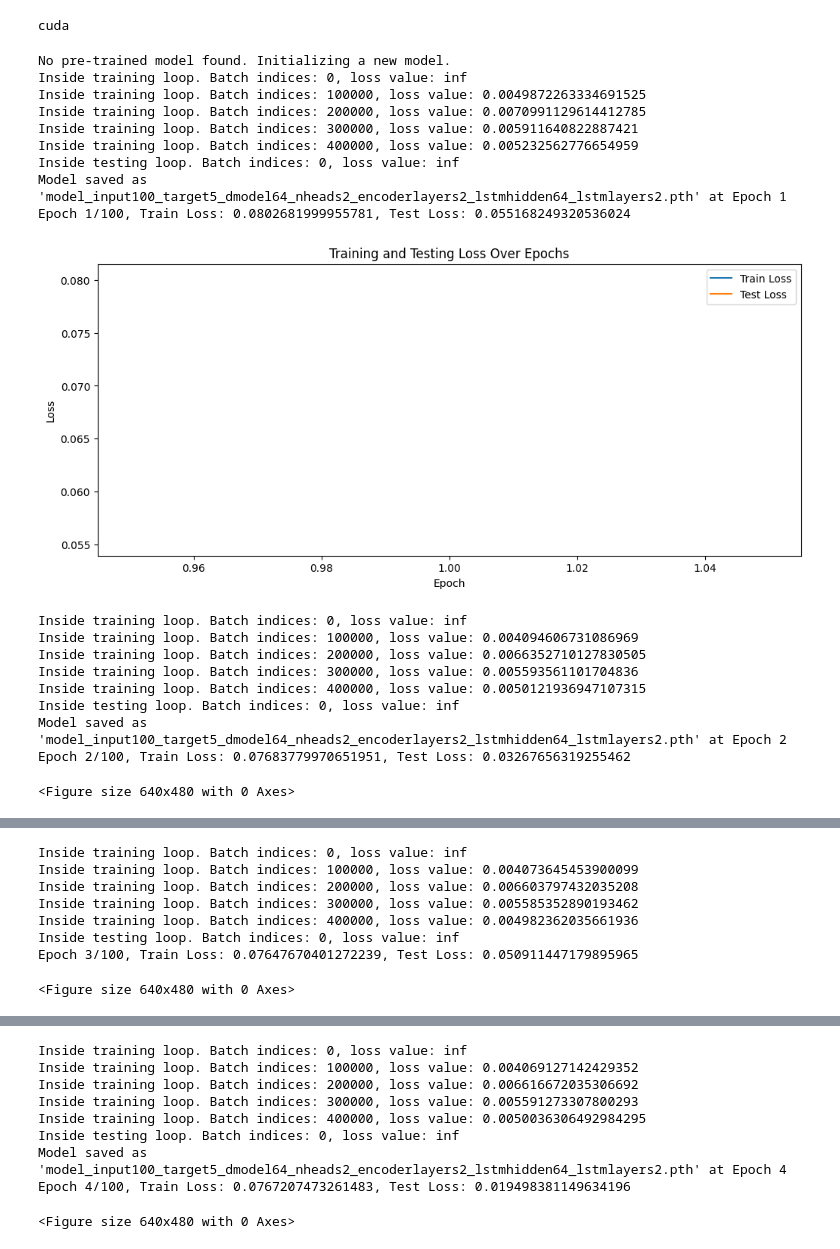
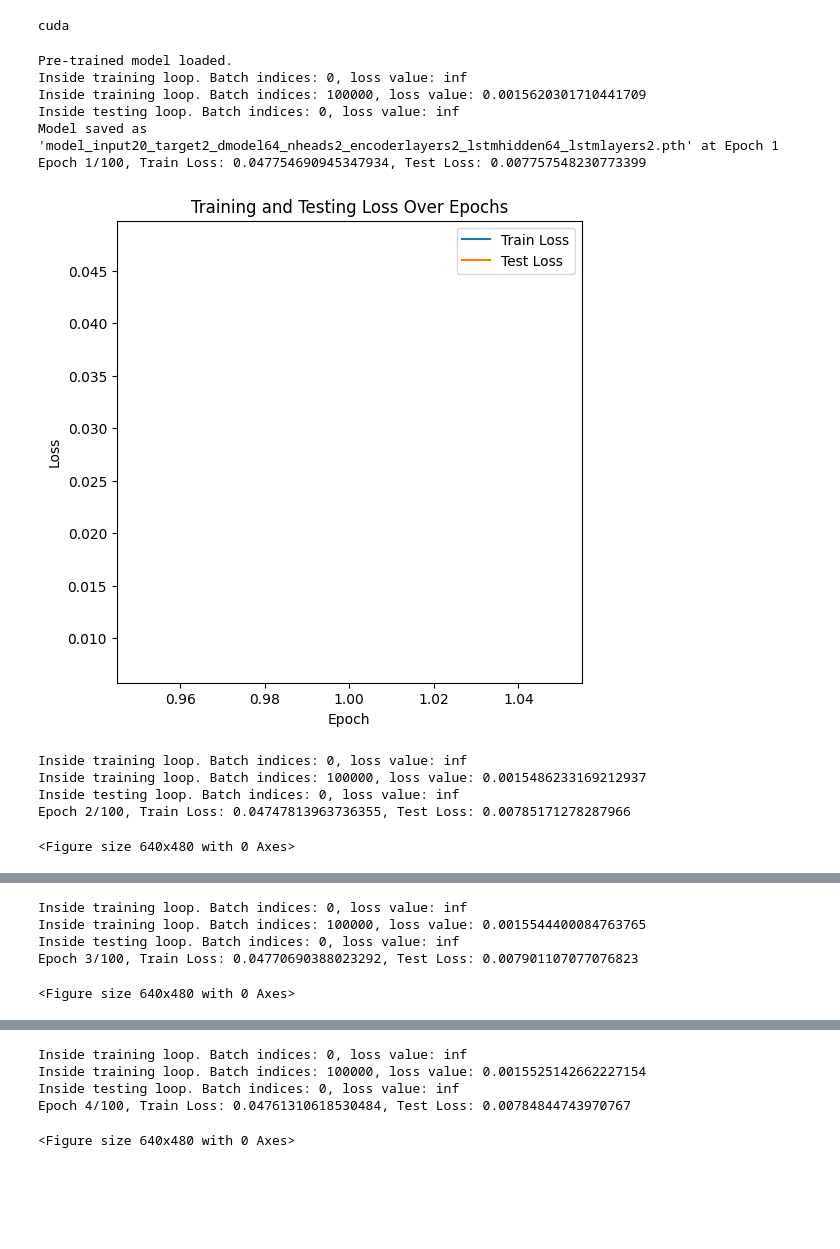
Before and after one commit to heeseopark/DL-FinalProject, a Jupyter notebook: final v2.ipynb, the cells around one changed output, grey strips where cells are left out. Saved outputs shown, nothing was run; the diff lists cells and outputs as text; code cells hidden in the pictures; blank space fills up the shorter version.

```diff
--- a/final v2.ipynb
+++ b/final v2.ipynb
@@ -30,8 +30,8 @@ if torch.cuda.is_available():
 cuda
 # %%
 # hyperparameters for dataset and dataloader
-input_size = 100
-target_size = 5
+input_size = 20
+target_size = 2
 batch_size = 16
 
 # hyperparameters for model
@@ -216,7 +216,7 @@ def test(model, test_loader, criterion):
     return total_loss / len(test_loader)
 # %%
 # Example usage
-train_dataset = PriceDataset('BTCUSDT', '1m', '2021-03-01', '2021-12-31', input_window_size=input_size, target_window_size=target_size)
+train_dataset = PriceDataset('BTCUSDT', '1m', '2021-03-01', '2021-05-31', input_window_size=input_size, target_window_size=target_size)
 test_dataset = PriceDataset('BTCUSDT', '1m', '2023-01-01', '2023-03-01', input_window_size=input_size, target_window_size=target_size)
 # print(train_dataset.__len__())
 # print(test_dataset.__len__())
@@ -317,7 +317,7 @@ for epoch in range(num_epochs):
 
 
     # Plotting
-    plt.figure(figsize=(12, 5))
+    plt.figure(figsize=(6, 6))
 
     # 학습 과정 시각화
     plt.plot(range(1, epoch + 2), train_losses, label='Train Loss')
@@ -334,47 +334,40 @@ for epoch in range(num_epochs):
     # Then display the plot
     plt.show()
 
     # Clear the figure after displaying it to prepare for the next plot if this is not the last epoch
     plt.clf()
 
 
 
 
     # # Plot training loss
     # plt.subplot(1, 2, 1)
     # plt.plot(range(1, epoch + 2), train_losses, label='Train Loss')
     # plt.xlabel('Epoch')
     # plt.ylabel('Loss')
     # plt.title('Training Loss Over Epochs')
     # plt.legend()
 
     # # Plot testing loss
     # plt.subplot(1, 2, 2)
     # plt.plot(range(1, epoch + 2), test_losses, label='Test Loss')
     # plt.xlabel('Epoch')
     # plt.ylabel('Loss')
     # plt.title('Testing Loss Over Epochs')
     # plt.legend()
 
     # plt.tight_layout()
     # plt.show()
 # %% [output]
-No pre-trained model found. Initializing a new model.
+Pre-trained model loaded.
 Inside training loop. Batch indices: 0, loss value: inf
-Inside training loop. Batch indices: 100000, loss value: 0.0049872263334691525
-Inside training loop. Batch indices: 200000, loss value: 0.0070991129614412785
-Inside training loop. Batch indices: 300000, loss value: 0.005911640822887421
-Inside training loop. Batch indices: 400000, loss value: 0.005232562776654959
+Inside training loop. Batch indices: 100000, loss value: 0.0015620301710441709
 Inside testing loop. Batch indices: 0, loss value: inf
-Model saved as 'model_input100_target5_dmodel64_nheads2_encoderlayers2_lstmhidden64_lstmlayers2.pth' at Epoch 1
-Epoch 1/100, Train Loss: 0.0802681999955781, Test Loss: 0.055168249320536024
+Model saved as 'model_input20_target2_dmodel64_nheads2_encoderlayers2_lstmhidden64_lstmlayers2.pth' at Epoch 1
+Epoch 1/100, Train Loss: 0.047754690945347934, Test Loss: 0.007757548230773399
-[figure, old version]
+[figure, new version]
 Inside training loop. Batch indices: 0, loss value: inf
-Inside training loop. Batch indices: 100000, loss value: 0.004094606731086969
-Inside training loop. Batch indices: 200000, loss value: 0.0066352710127830505
-Inside training loop. Batch indices: 300000, loss value: 0.005593561101704836
-Inside training loop. Batch indices: 400000, loss value: 0.0050121936947107315
+Inside training loop. Batch indices: 100000, loss value: 0.0015486233169212937
 Inside testing loop. Batch indices: 0, loss value: inf
-Model saved as 'model_input100_target5_dmodel64_nheads2_encoderlayers2_lstmhidden64_lstmlayers2.pth' at Epoch 2
-Epoch 2/100, Train Loss: 0.07683779970651951, Test Loss: 0.03267656319255462
+Epoch 2/100, Train Loss: 0.04747813963736355, Test Loss: 0.00785171278287966
 <Figure size 640x480 with 0 Axes>
@@ -382,8 +375,5 @@ Epoch 2/100, Train Loss: 0.07683779970651951, Test Loss: 0.03267656319255462
 Inside training loop. Batch indices: 0, loss value: inf
-Inside training loop. Batch indices: 100000, loss value: 0.004073645453900099
-Inside training loop. Batch indices: 200000, loss value: 0.006603797432035208
-Inside training loop. Batch indices: 300000, loss value: 0.005585352890193462
-Inside training loop. Batch indices: 400000, loss value: 0.004982362035661936
+Inside training loop. Batch indices: 100000, loss value: 0.0015544400084763765
 Inside testing loop. Batch indices: 0, loss value: inf
-Epoch 3/100, Train Loss: 0.07647670401272239, Test Loss: 0.050911447179895965
+Epoch 3/100, Train Loss: 0.04770690388023292, Test Loss: 0.007901107077076823
 <Figure size 640x480 with 0 Axes>
@@ -391,9 +381,5 @@ Epoch 3/100, Train Loss: 0.07647670401272239, Test Loss: 0.050911447179895965
 Inside training loop. Batch indices: 0, loss value: inf
-Inside training loop. Batch indices: 100000, loss value: 0.004069127142429352
-Inside training loop. Batch indices: 200000, loss value: 0.006616672035306692
-Inside training loop. Batch indices: 300000, loss value: 0.005591273307800293
-Inside training loop. Batch indices: 400000, loss value: 0.0050036306492984295
+Inside training loop. Batch indices: 100000, loss value: 0.0015525142662227154
 Inside testing loop. Batch indices: 0, loss value: inf
-Model saved as 'model_input100_target5_dmodel64_nheads2_encoderlayers2_lstmhidden64_lstmlayers2.pth' at Epoch 4
-Epoch 4/100, Train Loss: 0.0767207473261483, Test Loss: 0.019498381149634196
+Epoch 4/100, Train Loss: 0.04761310618530484, Test Loss: 0.00784844743970767
 <Figure size 640x480 with 0 Axes>
```
Also changed, not shown: parts of 1 cell of this notebook.
